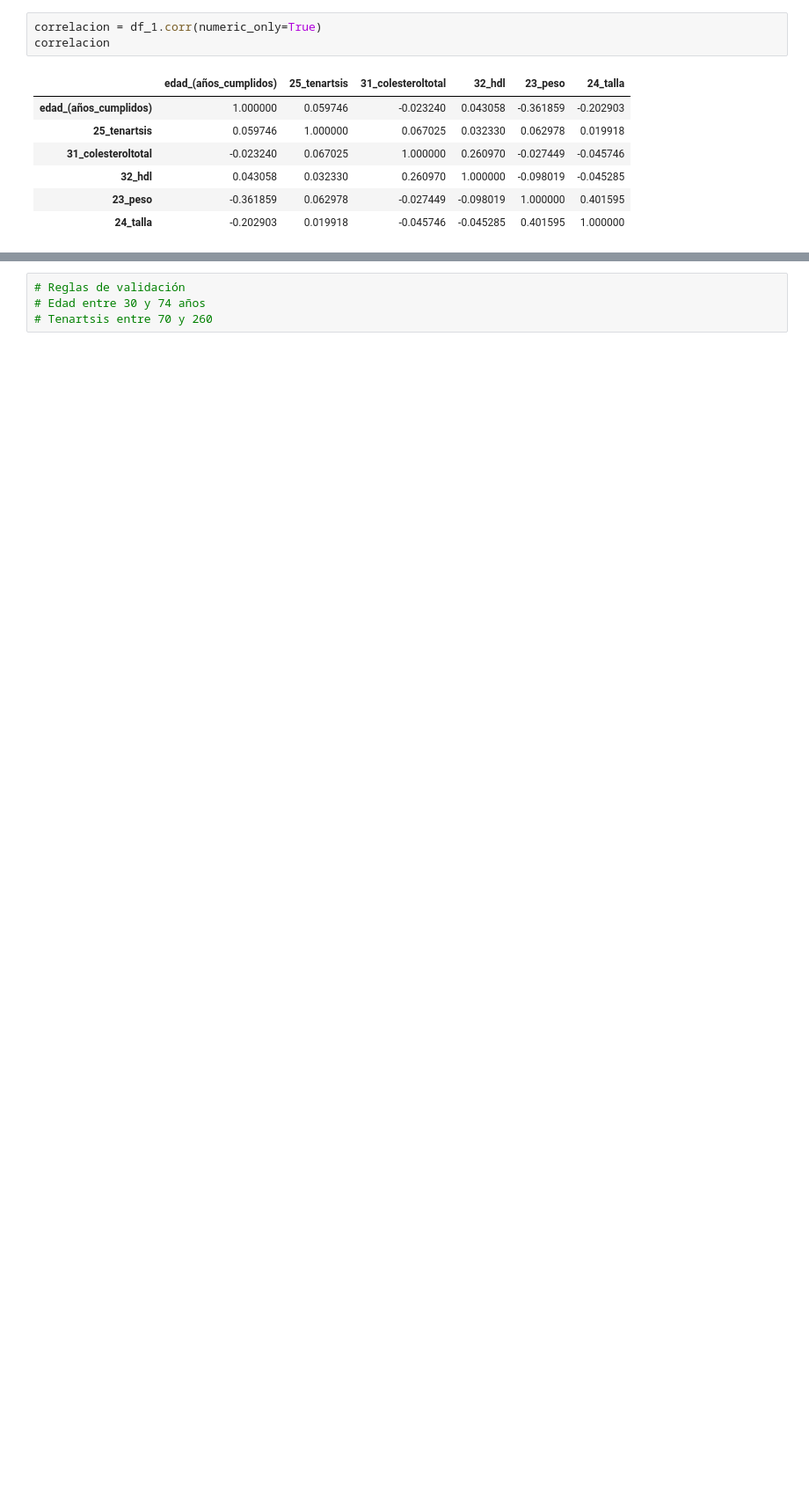
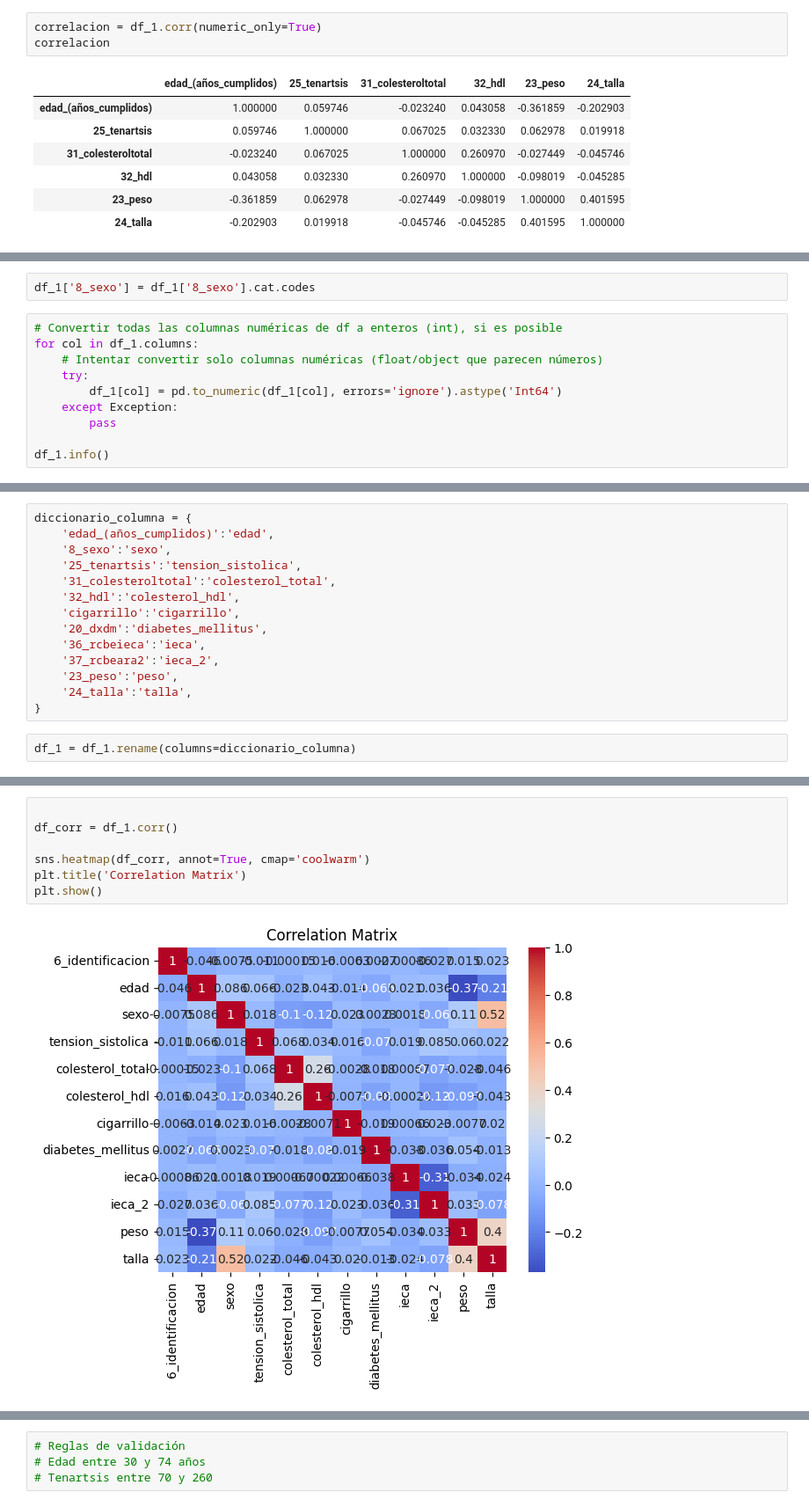
Before and after one commit to Pipicano25/RCV_ICESI, a Jupyter notebook: scripts/3_1_exploratory_analysis.ipynb, the cells around one changed output, grey strips where cells are left out. Shown at 88% size. Cells and saved outputs as stored; diff of their text form; blank space fills up the shorter version.

```diff
--- a/scripts/3_1_exploratory_analysis.ipynb
+++ b/scripts/3_1_exploratory_analysis.ipynb
@@ -230,0 +237,12 @@ correlacion
+# %%
+df_1['8_sexo'] = df_1['8_sexo'].cat.codes
+# %%
+# Convertir todas las columnas numéricas de df a enteros (int), si es posible
+for col in df_1.columns:
+    # Intentar convertir solo columnas numéricas (float/object que parecen números)
+    try:
+        df_1[col] = pd.to_numeric(df_1[col], errors='ignore').astype('Int64')
+    except Exception:
+        pass
+
+df_1.info()
@@ -230,0 +285,16 @@ correlacion
+# %%
+diccionario_columna = {
+    'edad_(años_cumplidos)':'edad',
+    '8_sexo':'sexo',
+    '25_tenartsis':'tension_sistolica',
+    '31_colesteroltotal':'colesterol_total',
+    '32_hdl':'colesterol_hdl',
+    'cigarrillo':'cigarrillo',
+    '20_dxdm':'diabetes_mellitus',
+    '36_rcbeieca':'ieca',
+    '37_rcbeara2':'ieca_2',
+    '23_peso':'peso',
+    '24_talla':'talla',
+}
+# %%
+df_1 = df_1.rename(columns=diccionario_columna)
@@ -230,0 +317,9 @@ correlacion
+# %%
+
+df_corr = df_1.corr()
+
+sns.heatmap(df_corr, annot=True, cmap='coolwarm')
+plt.title('Correlation Matrix')
+plt.show()
+# %% [output]
+[figure, added]
```
Also changed, not shown: parts of 21 cells of this notebook.
